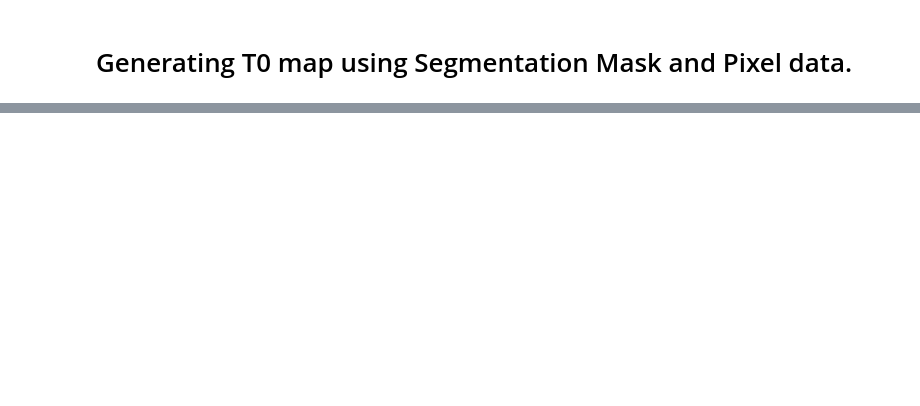
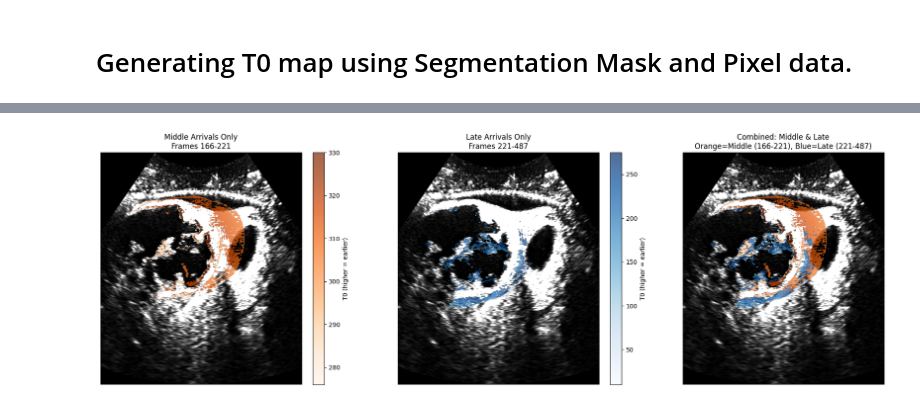
Before and after one commit to QuantUS-OpenSource/QuantUS-Backend-CEUS, a Jupyter notebook: TwoD_CEUS_test/raw_T0_testing.ipynb, the cells around one changed output, grey strips where cells are left out. Drawn from its saved outputs; the diff is of its cells as text; code cells hidden in the pictures; blank space fills up the shorter version.

Commit message:
cleaned up displacement notebook; raw t0 map generation notebook

```diff
--- a/TwoD_CEUS_test/raw_T0_testing.ipynb
+++ b/TwoD_CEUS_test/raw_T0_testing.ipynb
@@ -710,0 +873,87 @@ Pixel distribution:
+# %%
+# Middle and Late with separate continuous colormaps for better differentiation
+import matplotlib.colors as mcolors
+
+# ============== BOUNDARY MASK TOGGLE ==============
+apply_boundary = False  # Set to True to use boundary mask
+# ==================================================
+
+# Apply boundary mask if requested
+t0_map_to_use = masked_t0_map_transparent.copy()
+if apply_boundary and USE_BOUNDARY_MASK and boundary_mask_2d is not None:
+    t0_map_to_use[~boundary_mask_2d] = np.nan
+    boundary_status = ' (with boundary)'
+else:
+    boundary_status = ''
+
+enhanced_pixels = t0_map_to_use > 0
+enhanced_pixels_clean = np.nan_to_num(enhanced_pixels, nan=False)
+
+if np.any(enhanced_pixels_clean):
+    # Get the T0 values for enhanced pixels only
+    t0_values_for_tertiles = t0_map_to_use[enhanced_pixels_clean]
+
+    # Create separate maps for middle and late
+    middle_map = t0_map_to_use.copy()
+    middle_map[(t0_map_to_use < tertile_33) | (t0_map_to_use >= tertile_67)] = np.nan
+
+    late_map = t0_map_to_use.copy()
+    late_map[t0_map_to_use >= tertile_33] = np.nan
+
+    # Get background image
+    single_image = image_data.pixel_data[:, :, 250]
+    if single_image.dtype == np.float64:
+        p20 = np.percentile(image_data.pixel_data, 20)
+        p95 = np.percentile(image_data.pixel_data, 95)
+        single_image_display = np.clip(single_image, p20, p95)
+        single_image_display = ((single_image_display - p20) / (p95 - p20) * 255).astype(np.uint8)
+    else:
+        single_image_display = single_image
+
+    # Create figure with 3 subplots: Middle only, Late only, and Combined
+    fig, axes = plt.subplots(1, 3, figsize=(20, 6))
+
+    # Middle only - use warm colors (Oranges)
+    axes[0].imshow(single_image_display, cmap='gray')
+    middle_values = middle_map[~np.isnan(middle_map)]
+    if middle_values.size > 0:
+        im1 = axes[0].imshow(middle_map, alpha=0.7, cmap='Oranges', vmin=middle_values.min(), vmax=middle_values.max())
+        plt.colorbar(im1, ax=axes[0], fraction=0.046, pad=0.04, label='T0 (higher = earlier)')
+    axes[0].set_title(f'Middle Arrivals Only{boundary_status}\nFrames {frame_67:.0f}-{frame_33:.0f}')
+    axes[0].axis('off')
+
+    # Late only - use cool colors (Blues)
+    axes[1].imshow(single_image_display, cmap='gray')
+    late_values = late_map[~np.isnan(late_map)]
+    if late_values.size > 0:
+        im2 = axes[1].imshow(late_map, alpha=0.7, cmap='Blues', vmin=late_values.min(), vmax=late_values.max())
+        plt.colorbar(im2, ax=axes[1], fraction=0.046, pad=0.04, label='T0 (higher = earlier)')
+    axes[1].set_title(f'Late Arrivals Only{boundary_status}\nFrames {frame_33:.0f}-{frame_max:.0f}')
+    axes[1].axis('off')
+
+    # Combined - orange for middle, blue for late
+    axes[2].imshow(single_image_display, cmap='gray')
+    if middle_values.size > 0:
+        axes[2].imshow(middle_map, alpha=0.7, cmap='Oranges', vmin=middle_values.min(), vmax=middle_values.max())
+    if late_values.size > 0:
+        axes[2].imshow(late_map, alpha=0.7, cmap='Blues', vmin=late_values.min(), vmax=late_values.max())
+    axes[2].set_title(f'Combined: Middle & Late{boundary_status}\nOrange=Middle ({frame_67:.0f}-{frame_33:.0f}), Blue=Late ({frame_33:.0f}-{frame_max:.0f})')
+    axes[2].axis('off')
+
+    plt.tight_layout()
+    plt.show()
+
+    # Print statistics
+    n_middle = np.sum((t0_map_to_use >= tertile_33) & (t0_map_to_use < tertile_67) & ~np.isnan(t0_map_to_use))
+    n_late = np.sum((t0_map_to_use < tertile_33) & ~np.isnan(t0_map_to_use))
+    n_early = np.sum((t0_map_to_use >= tertile_67) & ~np.isnan(t0_map_to_use))
+    total_enhanced = n_early + n_middle + n_late
+
+    print(f"\nPixel distribution:")
+    print(f"  Early (excluded): {n_early} pixels ({n_early/total_enhanced*100:.1f}%)")
+    print(f"  Middle (orange): {n_middle} pixels ({n_middle/total_enhanced*100:.1f}%)")
+    print(f"  Late (blue): {n_late} pixels ({n_late/total_enhanced*100:.1f}%)")
+else:
+    print("No enhanced pixels found!")
+# %% [output]
+[figure, added]
```
Also changed, not shown: parts of 12 cells of this notebook, 2 other files.
